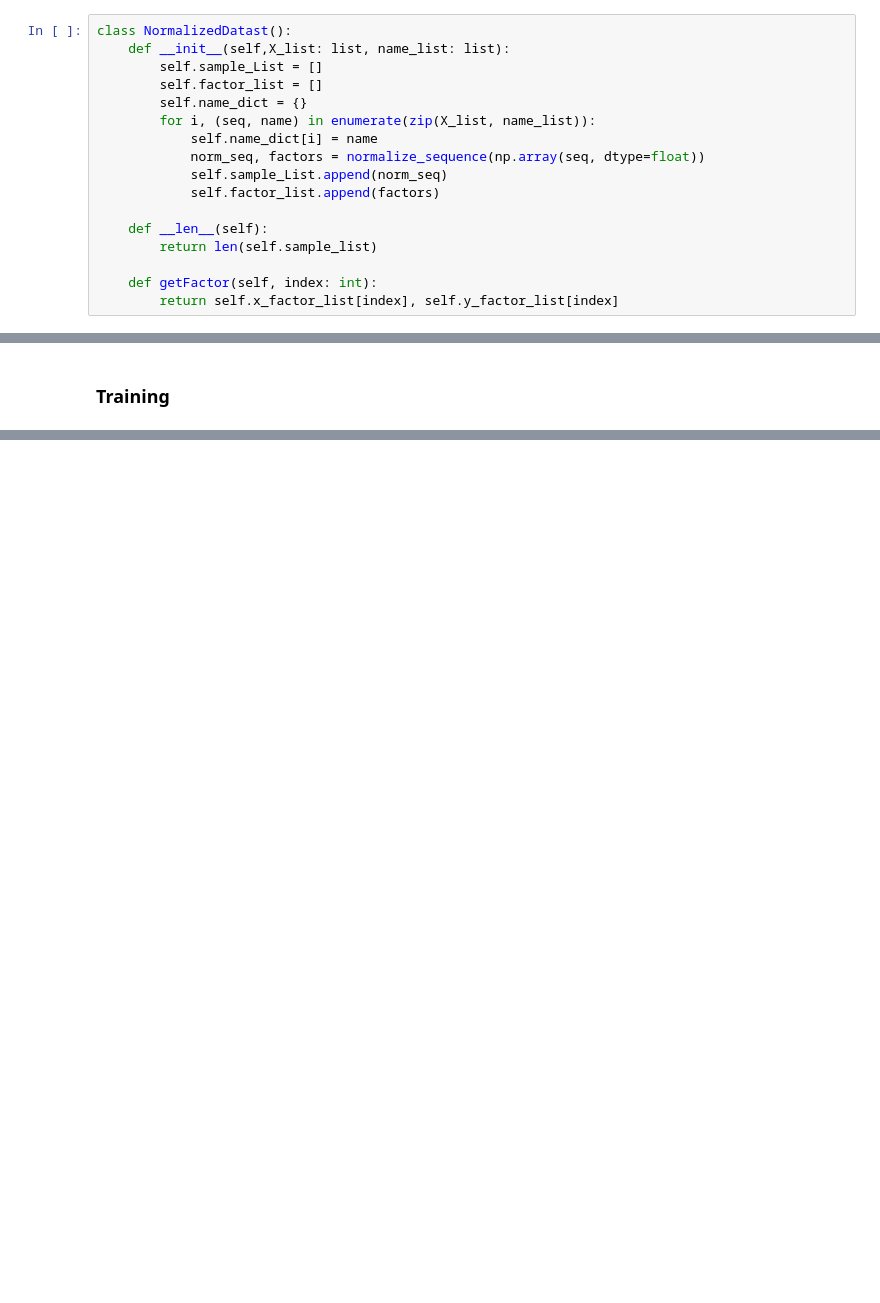
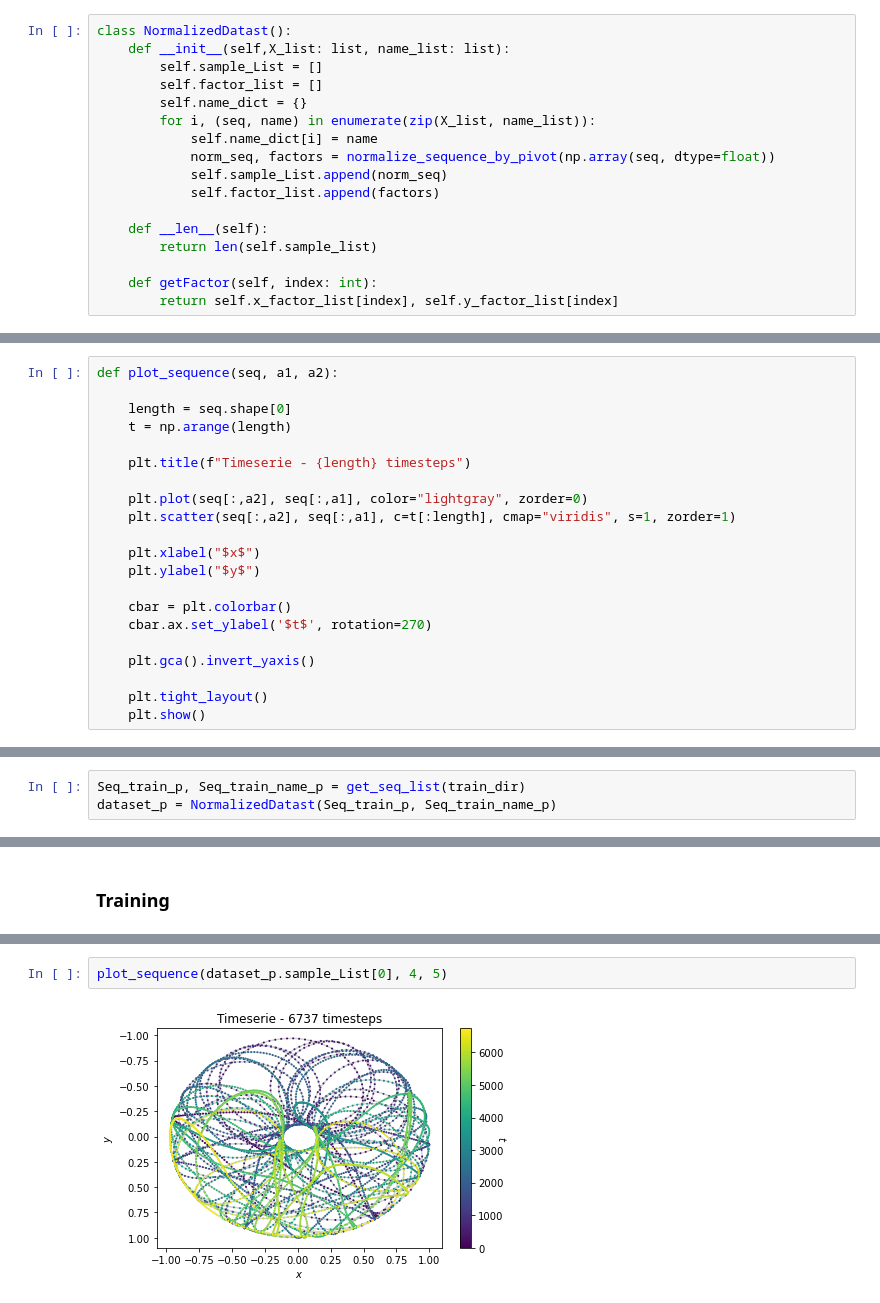
Before and after one commit to gthampak/physinet.io, a Jupyter notebook: ESN_Model.ipynb, the cells around one changed output, grey strips where cells are left out. Cells and saved outputs as stored; diff of their text form; blank space fills up the shorter version.

Commit message:
normalized dataset, data visualization, analysis

```diff
--- a/ESN_Model.ipynb
+++ b/ESN_Model.ipynb
@@ -131,7 +159,7 @@ class NormalizedDatast():
         self.name_dict = {}
         for i, (seq, name) in enumerate(zip(X_list, name_list)):
             self.name_dict[i] = name
-            norm_seq, factors = normalize_sequence(np.array(seq, dtype=float))
+            norm_seq, factors = normalize_sequence_by_pivot(np.array(seq, dtype=float))
             self.sample_List.append(norm_seq)
             self.factor_list.append(factors)
 
@@ -172,5 +204,26 @@ def plot_comparison(Xgen, Xgen_test, length, axis1, axis2):
     plt.xlabel("x (normalized)")
     plt.ylabel("y (normalized)")
+# %%
+def plot_sequence(seq, a1, a2):
+
+    length = seq.shape[0]
+    t = np.arange(length)
+
+    plt.title(f"Timeserie - {length} timesteps")
+
+    plt.plot(seq[:,a2], seq[:,a1], color="lightgray", zorder=0)
+    plt.scatter(seq[:,a2], seq[:,a1], c=t[:length], cmap="viridis", s=1, zorder=1)
+
+    plt.xlabel("$x$")
+    plt.ylabel("$y$")
+
+    cbar = plt.colorbar()
+    cbar.ax.set_ylabel('$t$', rotation=270)
+
+    plt.gca().invert_yaxis()
+
+    plt.tight_layout()
+    plt.show()
 # %% [markdown]
 ## Training, testing and analysis Codes
 
@@ -187,2 +231,5 @@ valid_dataset = NormalizedDatast(Seq_valid_input,Seq_valid_names)
+# %%
+Seq_train_p, Seq_train_name_p = get_seq_list(train_dir)
+dataset_p = NormalizedDatast(Seq_train_p, Seq_train_name_p)
 # %% [markdown]
 ### Hyperparameter and Model instantiate
@@ -239,0 +296,4 @@ plot_comparison(Xgen,Xgen_test,100,4,5)
+# %%
+plot_sequence(dataset_p.sample_List[0], 4, 5)
+# %% [output]
+[figure, added]
```
Also changed, not shown: parts of 14 cells of this notebook.
